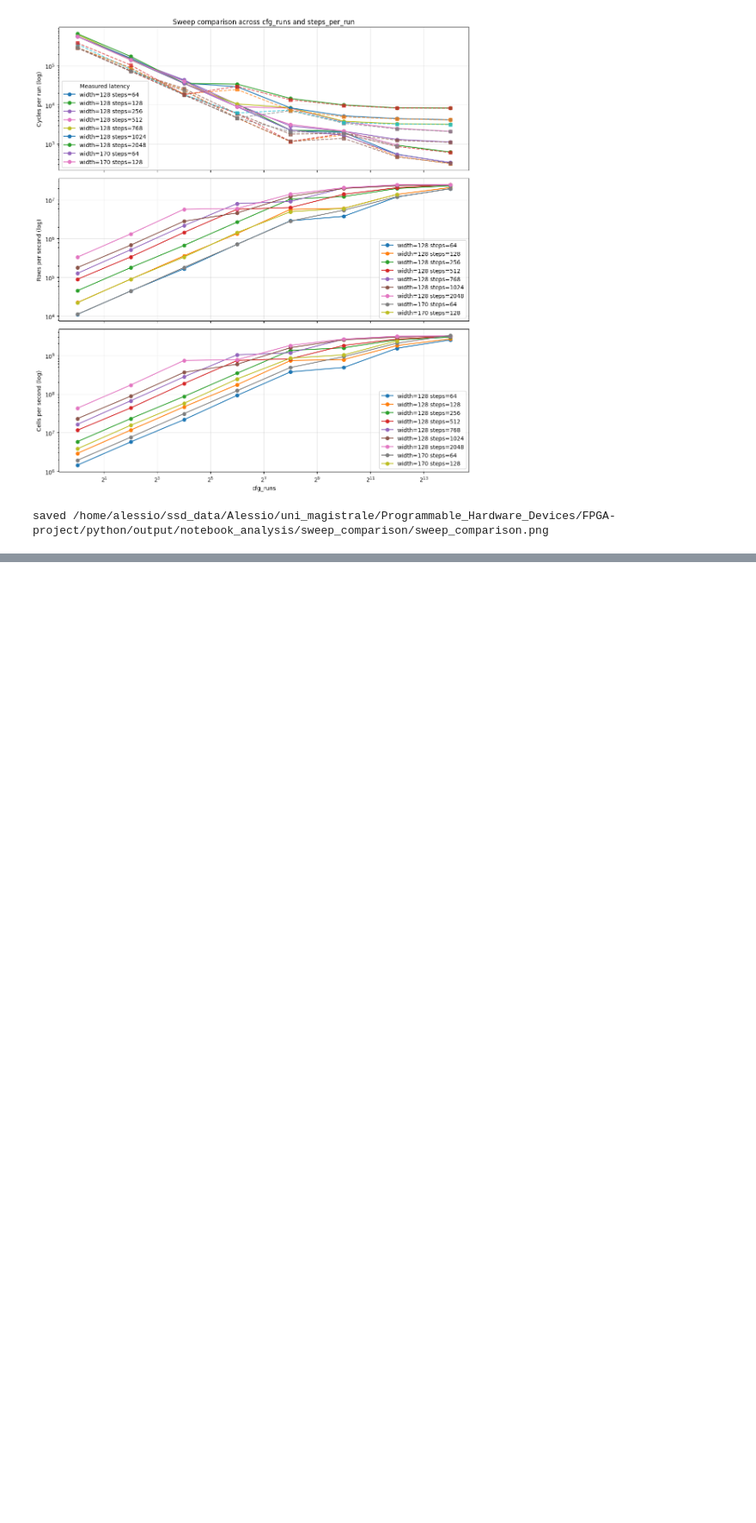
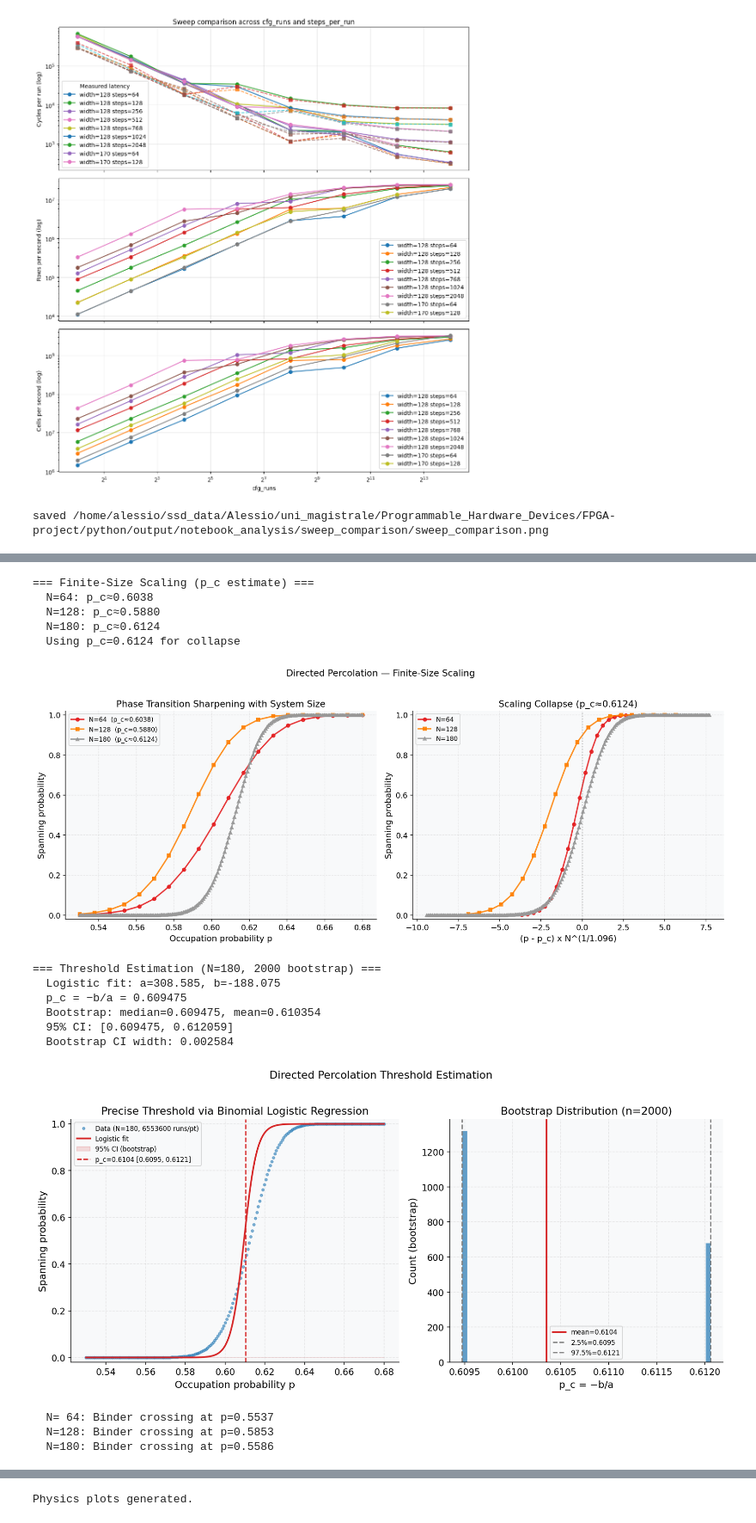
Before and after one commit to tusca99/FPGA-project, a Jupyter notebook: python/analysis_notebook.ipynb, the cells around one changed output, grey strips where cells are left out. Shown at 86% size. Drawn from its saved outputs; the diff is of its cells as text; code cells hidden in the pictures; blank space fills up the shorter version.

```diff
--- a/python/analysis_notebook.ipynb
+++ b/python/analysis_notebook.ipynb
@@ -355,0 +478,41 @@ saved /home/alessio/ssd_data/Alessio/uni_magistrale/Programmable_Hardware_Device
+# %%
+import matplotlib.pyplot as plt
+from IPython.display import Image, display
+
+db2_path = repo_root / 'python' / 'output' / 'benchmark-2.sqlite3'
+conn2 = analysis._connect(db2_path)
+physics_out = plot_dir / 'physics'
+physics_out.mkdir(parents=True, exist_ok=True)
+
+# 1. Finite-Size Scaling
+analysis.plot_spanning_curves_multi_size(conn2, physics_out / 'finite_size_scaling.png')
+display(Image(filename=str(physics_out / 'finite_size_scaling.png')))
+
+# 2. Threshold Bootstrap (transition-region fit, binomial resampling)
+analysis.plot_threshold_bootstrap(conn2, physics_out / 'threshold_bootstrap.png')
+display(Image(filename=str(physics_out / 'threshold_bootstrap.png')))
+
+# 3. Cluster Mass Curves (continuous observable, replaces Binder cumulant)
+analysis.plot_cluster_mass_curves(conn2, physics_out / 'cluster_mass_curves.png')
+display(Image(filename=str(physics_out / 'cluster_mass_curves.png')))
+
+conn2.close()
+
+print('Physics plots generated.')
+# %% [output]
+=== Finite-Size Scaling (p_c estimate) ===
+  N=64: p_c≈0.6038
+  N=128: p_c≈0.5880
+  N=180: p_c≈0.6124
+  Using p_c=0.6124 for collapse
+[figure, added]
+=== Threshold Estimation (N=180, 2000 bootstrap) ===
+  Logistic fit: a=308.585, b=-188.075
+  p_c = −b/a = 0.609475
+  Bootstrap: median=0.609475, mean=0.610354
+  95% CI: [0.609475, 0.612059]
+  Bootstrap CI width: 0.002584
+[figure, added]
+  N= 64: Binder crossing at p=0.5537
+  N=128: Binder crossing at p=0.5853
+  N=180: Binder crossing at p=0.5586
@@ -355,0 +520 @@ saved /home/alessio/ssd_data/Alessio/uni_magistrale/Programmable_Hardware_Device
+Physics plots generated.
```
Also changed, not shown: parts of 7 cells of this notebook, 16 other files.
